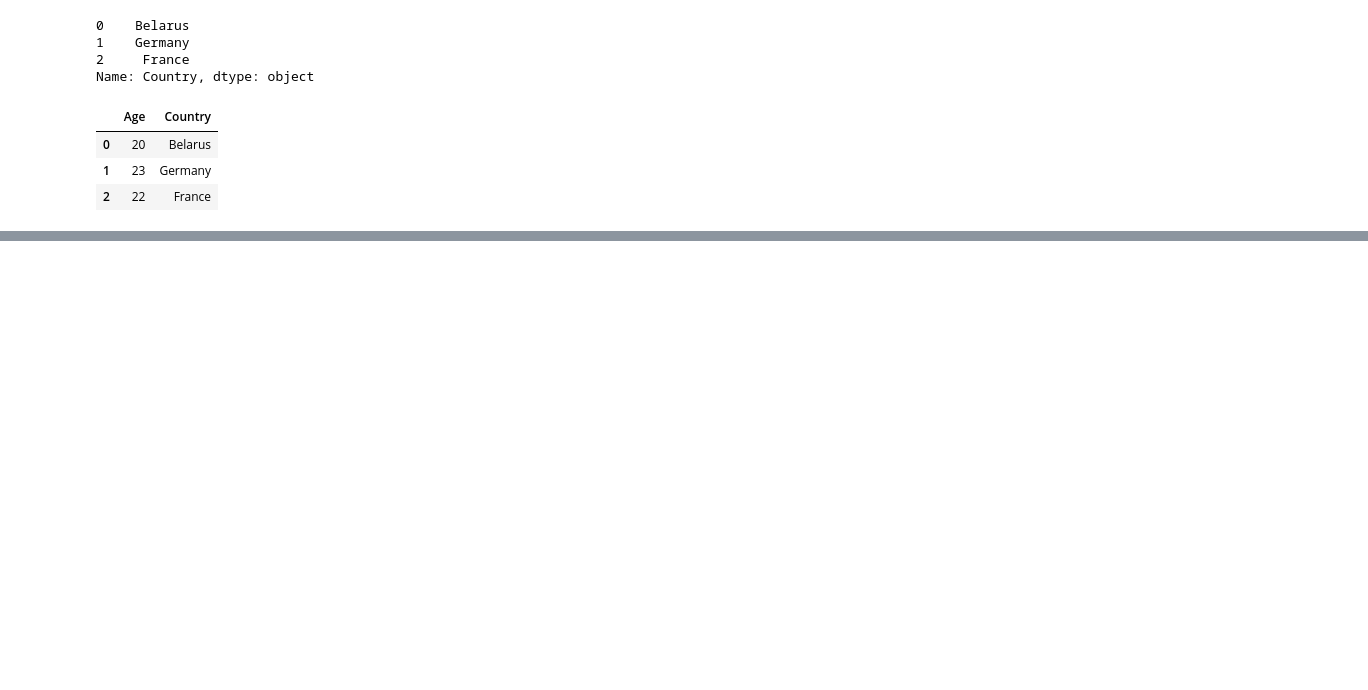
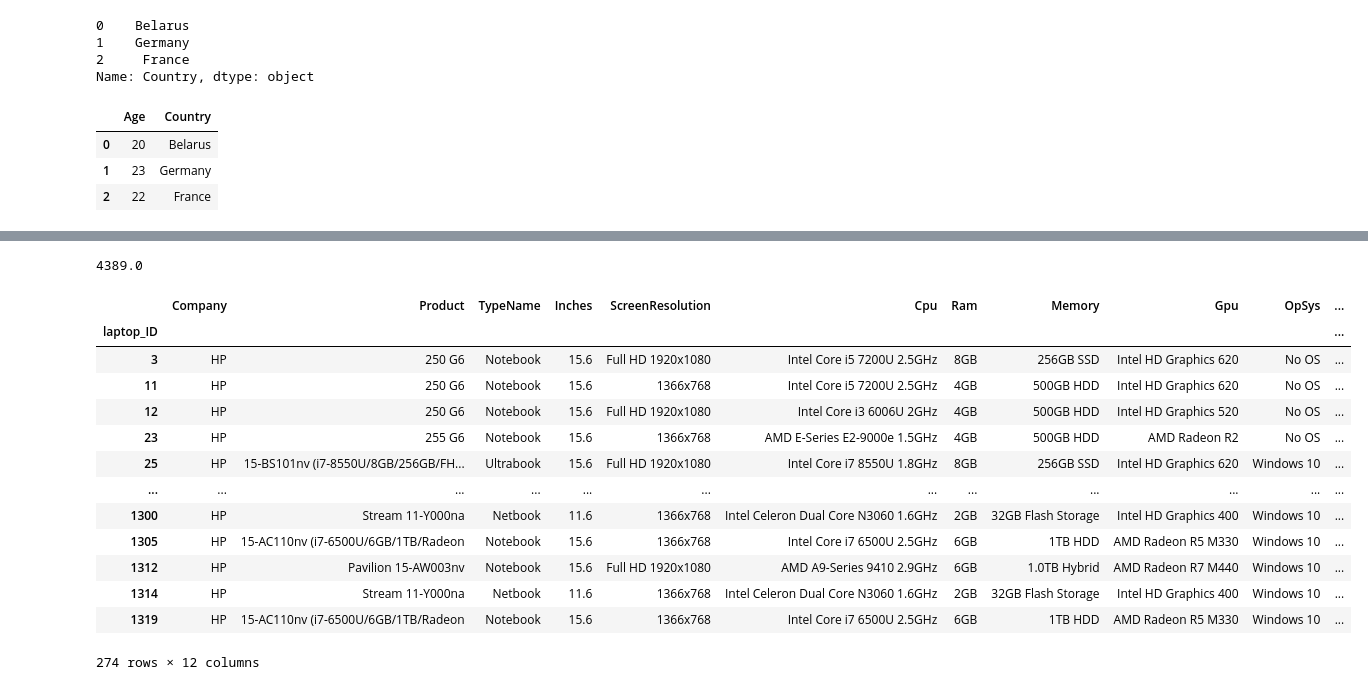
Before and after one commit to Olga643/Example, a Jupyter notebook: Untitled13.ipynb, the cells around one changed output, grey strips where cells are left out. Cells and saved outputs as stored; diff of their text form; code cells hidden in the pictures; blank space fills up the shorter version.

```diff
--- a/Untitled13.ipynb
+++ b/Untitled13.ipynb
@@ -65,3 +65,6 @@ df[['Age', 'Country']]
 | 0 | 20 | Belarus |
 | 1 | 23 | Germany |
 | 2 | 22 | France |
+# %%
+df = pd.read_csv('laptop_price.csv', encoding='1251', index_col='laptop_ID')
+df.head()
@@ -67,0 +301,21 @@ df[['Age', 'Country']]
+# %%
+df[df['Company'] == 'HP']['Price_euros'].max()
+# %% [output]
+4389.0
+# %%
+df[df['Company'] == 'HP']
+# %% [output]
+|  | Company | Product | TypeName | Inches | ScreenResolution | Cpu | Ram | Memory | Gpu | OpSys | ... |
+| laptop_ID |  |  |  |  |  |  |  |  |  |  | ... |
+| 3 | HP | 250 G6 | Notebook | 15.6 | Full HD 1920x1080 | Intel Core i5 7200U 2.5GHz | 8GB | 256GB SSD | Intel HD Graphics 620 | No OS | ... |
+| 11 | HP | 250 G6 | Notebook | 15.6 | 1366x768 | Intel Core i5 7200U 2.5GHz | 4GB | 500GB HDD | Intel HD Graphics 620 | No OS | ... |
+| 12 | HP | 250 G6 | Notebook | 15.6 | Full HD 1920x1080 | Intel Core i3 6006U 2GHz | 4GB | 500GB HDD | Intel HD Graphics 520 | No OS | ... |
+| 23 | HP | 255 G6 | Notebook | 15.6 | 1366x768 | AMD E-Series E2-9000e 1.5GHz | 4GB | 500GB HDD | AMD Radeon R2 | No OS | ... |
+| 25 | HP | 15-BS101nv (i7-8550U/8GB/256GB/FH... | Ultrabook | 15.6 | Full HD 1920x1080 | Intel Core i7 8550U 1.8GHz | 8GB | 256GB SSD | Intel HD Graphics 620 | Windows 10 | ... |
+| ... | ... | ... | ... | ... | ... | ... | ... | ... | ... | ... | ... |
+| 1300 | HP | Stream 11-Y000na | Netbook | 11.6 | 1366x768 | Intel Celeron Dual Core N3060 1.6GHz | 2GB | 32GB Flash Storage | Intel HD Graphics 400 | Windows 10 | ... |
+| 1305 | HP | 15-AC110nv (i7-6500U/6GB/1TB/Radeon | Notebook | 15.6 | 1366x768 | Intel Core i7 6500U 2.5GHz | 6GB | 1TB HDD | AMD Radeon R5 M330 | Windows 10 | ... |
+| 1312 | HP | Pavilion 15-AW003nv | Notebook | 15.6 | Full HD 1920x1080 | AMD A9-Series 9410 2.9GHz | 6GB | 1.0TB Hybrid | AMD Radeon R7 M440 | Windows 10 | ... |
+| 1314 | HP | Stream 11-Y000na | Netbook | 11.6 | 1366x768 | Intel Celeron Dual Core N3060 1.6GHz | 2GB | 32GB Flash Storage | Intel HD Graphics 400 | Windows 10 | ... |
+| 1319 | HP | 15-AC110nv (i7-6500U/6GB/1TB/Radeon | Notebook | 15.6 | 1366x768 | Intel Core i7 6500U 2.5GHz | 6GB | 1TB HDD | AMD Radeon R5 M330 | Windows 10 | ... |
+274 rows × 12 columns
```
Also changed, not shown: parts of 22 cells of this notebook.
